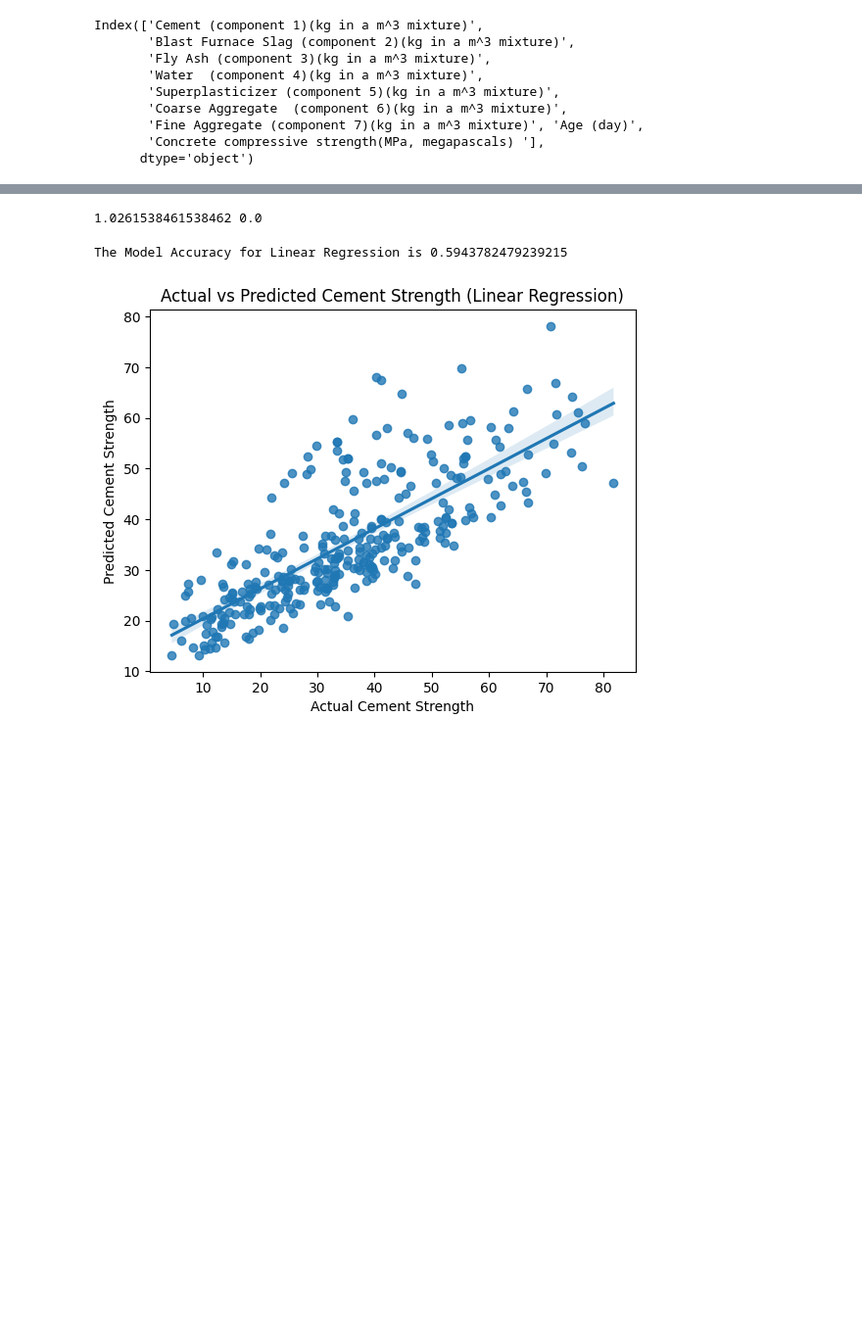
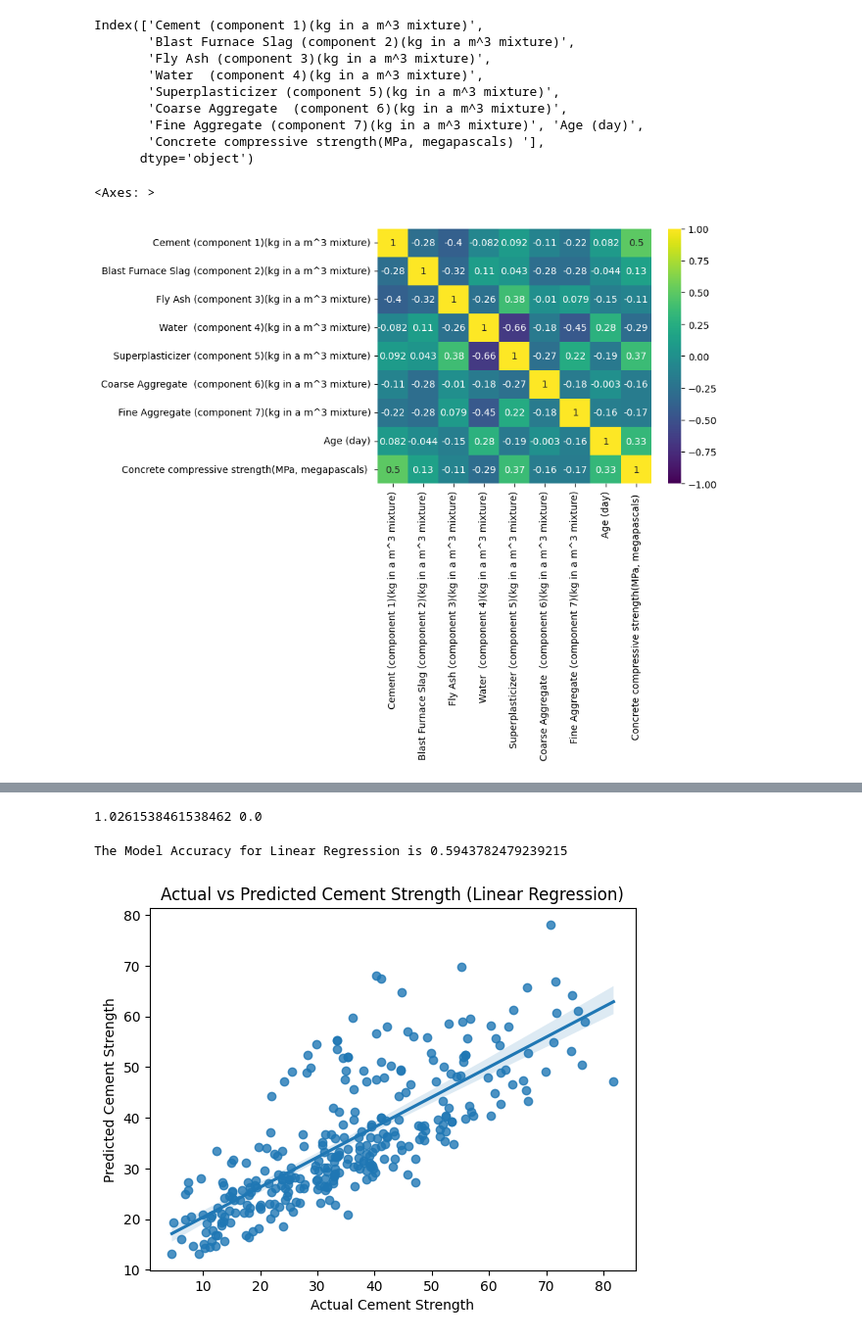
Before and after one commit to NikhilJ2712/Data-Science, a Jupyter notebook: Case__Study_Cement_Strenght_Prediction.ipynb, the cells around one changed output, grey strips where cells are left out. Shown at 98% size. Saved outputs shown, nothing was run; the diff lists cells and outputs as text; code cells hidden in the pictures; blank space fills up the shorter version.

```diff
--- a/Case__Study_Cement_Strenght_Prediction.ipynb
+++ b/Case__Study_Cement_Strenght_Prediction.ipynb
@@ -190,3 +190,8 @@ Index(['Cement (component 1)(kg in a m^3 mixture)',
        'Fine Aggregate (component 7)(kg in a m^3 mixture)', 'Age (day)',
        'Concrete compressive strength(MPa, megapascals) '],
       dtype='object')
+# %%
+sns.heatmap(df.corr(),annot = True, vmax = 1, vmin = -1, center = 0, cmap = 'viridis')
+# %% [output]
+<Axes: >
+[figure, added]
```
Also changed, not shown: parts of 2 cells of this notebook.
